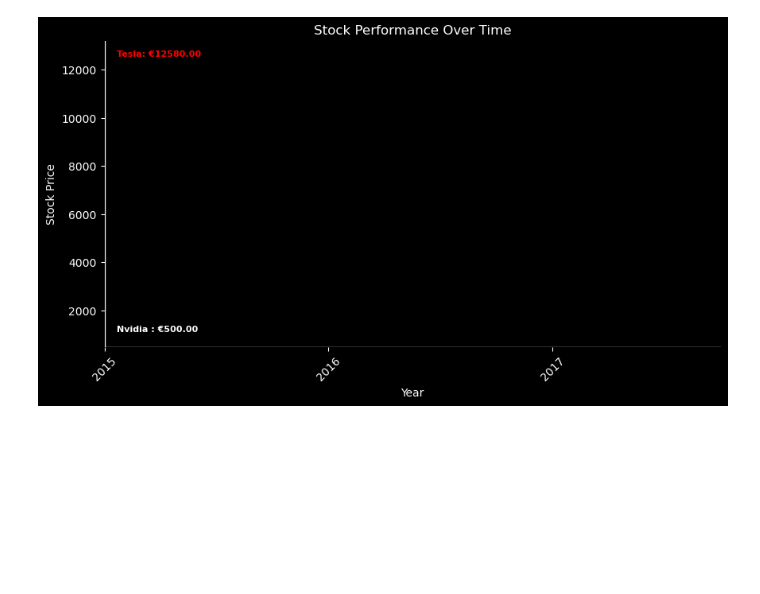
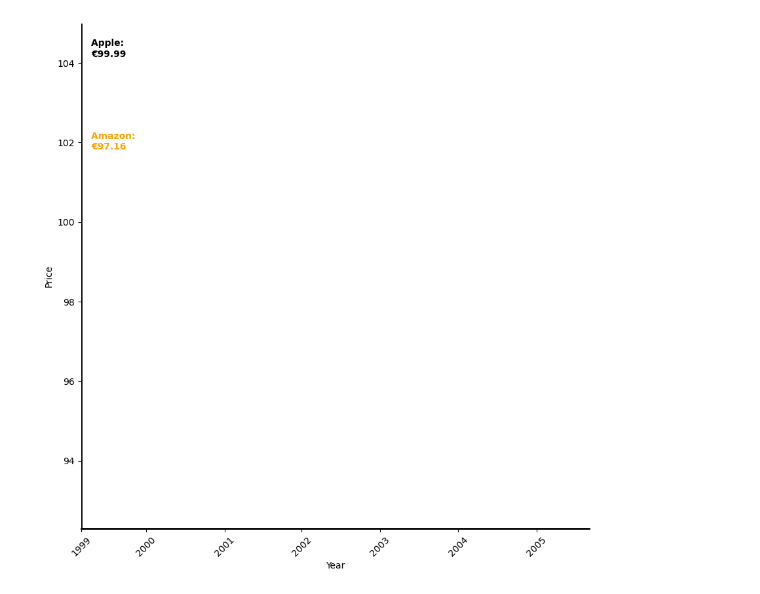
Before and after one commit to ben-du-pont/Stock_analytics_viz, a Jupyter notebook: main.ipynb, the cells around one changed output. Drawn from its saved outputs; the diff is of its cells as text; code cells hidden in the pictures; blank space fills up the shorter version.

```diff
--- a/main.ipynb
+++ b/main.ipynb
@@ -6,16 +10,19 @@ import matplotlib.animation as animation
 # %%
 # === USER SETTINGS ===
-csv_filename = 'data_stock.csv'  # Replace with the actual file name
+csv_filename = 'bon_tableau.csv'  # Replace with the actual file name
 colors = {  # Customize stock colors here
     "Nvidia": "green",
     "Tesla": "red",
-    "DIA": "yellow"  # Example additional stock
+    "SP500": "yellow",
+    "Apple": "black",
+    "Amazon": "orange",
 }
-frame_interval = 50  # Milliseconds per frame
-fps = 10  # FPS for saved video
+
+video_length = 55  # Length of the video in seconds
+fps = 30  # FPS for saved video
 # %%
 # === LOAD CSV DATA ===
-df = pd.read_csv(csv_filename)
+df = pd.read_csv(csv_filename, sep=';')
 
 # Drop columns with no column name
 df = df.loc[:, ~df.columns.str.contains('^Unnamed')]
@@ -23,13 +30,15 @@ df = df.loc[:, ~df.columns.str.contains('^Unnamed')]
 # Detect stock columns automatically (assumes 'Year' is the only non-stock column)
 stock_columns = [col for col in df.columns if col.lower() != 'year']
 
+# Revert the dataframe to its original order
+df = df.iloc[::-1].reset_index(drop=True)
+
 # Extract unique years and their positions
 unique_years = df["Year"].unique()
-year_positions = df.index[df["Year"].diff() != 0]  # Index positions where the year changes
-
 
 # Find and drop rows with NaN values
 df = df.dropna()
+
 # Display the first few rows of the dataframe
 print(df.head())
 # %% [output]
@@ -42,11 +201,11 @@ print(df.head())
 # %%
 # === SET UP PLOT ===
-plt.style.use('dark_background')
-fig, ax = plt.subplots(figsize=(10, 5))
+plt.style.use('default')
+fig, ax = plt.subplots(figsize=(10, 10))
 
 ax.set_xlabel("Year")
-ax.set_ylabel("Stock Price")
-ax.set_title("Stock Performance Over Time")
+ax.set_ylabel("Price")
+# ax.set_title("Stock Performance Over Time")
 
 # Remove all spines (border lines)
 for spine in ax.spines.values():
@@ -67,8 +226,8 @@ def animate(i):
 
     ax.clear()
     ax.set_xlabel("Year")
-    ax.set_ylabel("Stock Price")
-    ax.set_title("Stock Performance Over Time")
+    ax.set_ylabel("Price")
+    # ax.set_title("Stock Performance Over Time")
 
     # Dynamic X-axis scaling (show only the years)
     ax.set_xticks(year_positions)  # Position ticks at year changes
@@ -88,37 +247,37 @@ def animate(i):
     else:
         ymin = min(df[stock][:i].min() for stock in stock_columns) * 0.95
         ymax = max(df[stock][:i].max() for stock in stock_columns) * 1.05
 
     ax.set_ylim(ymin, ymax)
 
     for stock in stock_columns:
         color = colors.get(stock, "white")
 
         # Plot line
-        ax.plot(df.index[:i], df[stock][:i], label=stock, color=color, lw=2)
+        ax.plot(df.index[:i], df[stock][:i], label=stock, color=color, lw=3)
 
         value = df[stock][i]
 
         # Ensure text stays within bounds of the y-axis
         buffer_y = (ymax - ymin) * 0.05  # 5% buffer to avoid text getting cut off
         text_y_pos = max(min(df[stock][i] * 1.05, ymax - buffer_y), ymin + buffer_y)
 
         # Ensure text stays within bounds of the x-axis
         buffer_x = (x_max - x_min) * 0.02  # 2% buffer to avoid text going out
-        text_x_pos = max(min(df.index[i], x_max - buffer_x), x_min + buffer_x)
+        text_x_pos = max(min(df.index[i] + (x_max - x_min) * 0.01, x_max - buffer_x), x_min + buffer_x)
 
         # Update labels dynamically
-        ax.text(text_x_pos, text_y_pos, f"{stock}: €{value:.2f}", color=color, fontsize=8, fontweight='bold')
+        ax.text(text_x_pos, text_y_pos, f"{stock}: \n€ {value:.2f}", color=color, fontsize=10, fontweight='bold', va='center', ha='left', bbox=dict(facecolor='white', alpha=0.5, edgecolor='none', boxstyle='round,pad=0.3'))
 
     # Keep only the x and y axes
-    ax.axhline(y=ymin, color="white", linewidth=1)
-    ax.axvline(x=0, color="white", linewidth=1)
+    ax.axhline(y=ymin, color="black", linewidth=2, clip_on=False)
+    ax.axvline(x=0, color="black", linewidth=2)
 
 # === CREATE ANIMATION ===
-ani = animation.FuncAnimation(fig, animate, frames=len(df) + 50, interval=frame_interval)
+ani = animation.FuncAnimation(fig, animate, frames=len(df) + 50, interval=1000/fps)
 
 # === SAVE ANIMATION ===
 mp4_filename = 'stock_animation.mp4'
 ani.save(mp4_filename, writer='ffmpeg', fps=fps)
 # %% [output]
-[figure, old version]
+[figure, new version]
```
Also changed, not shown: parts of 6 cells of this notebook, 2 other files.
